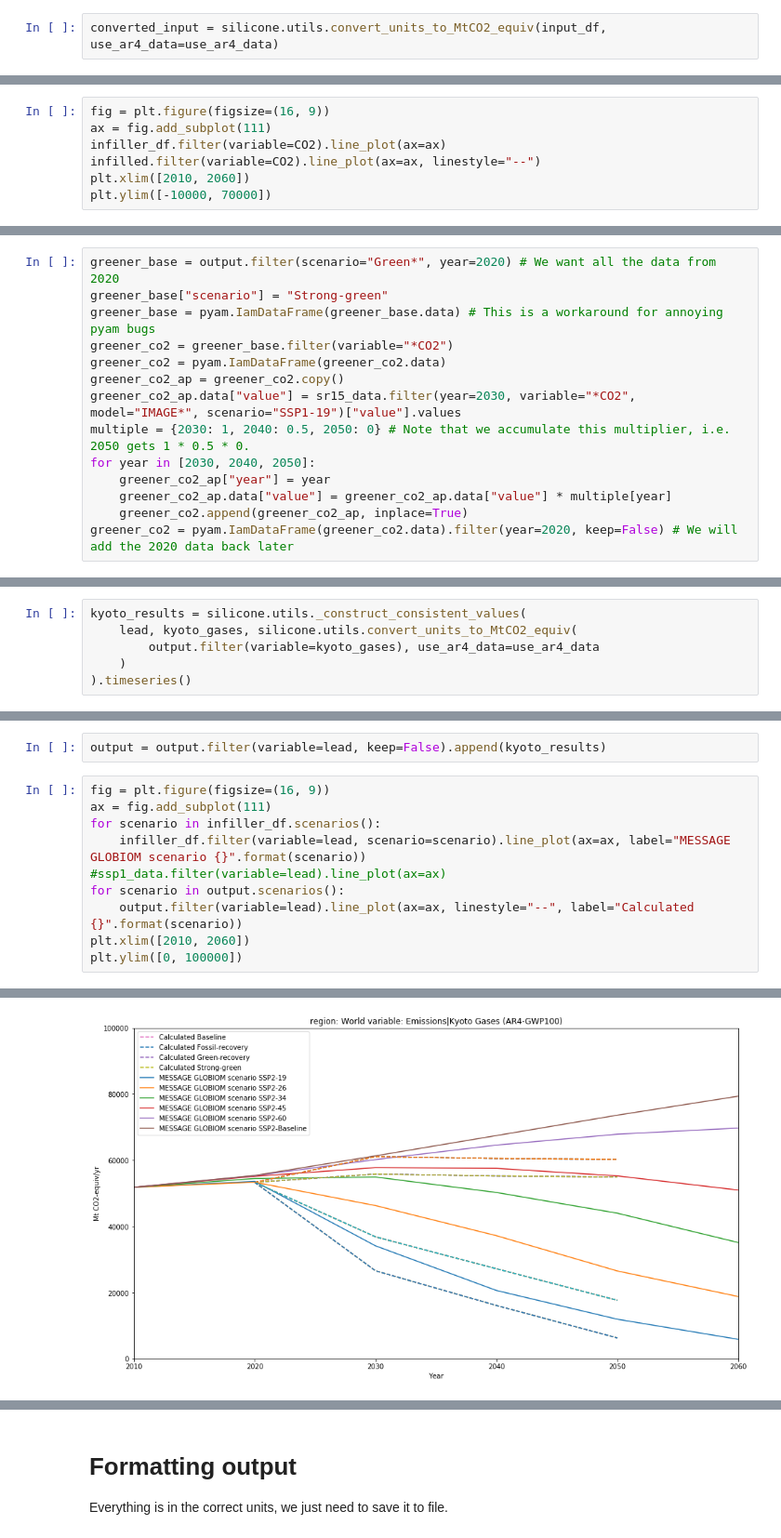
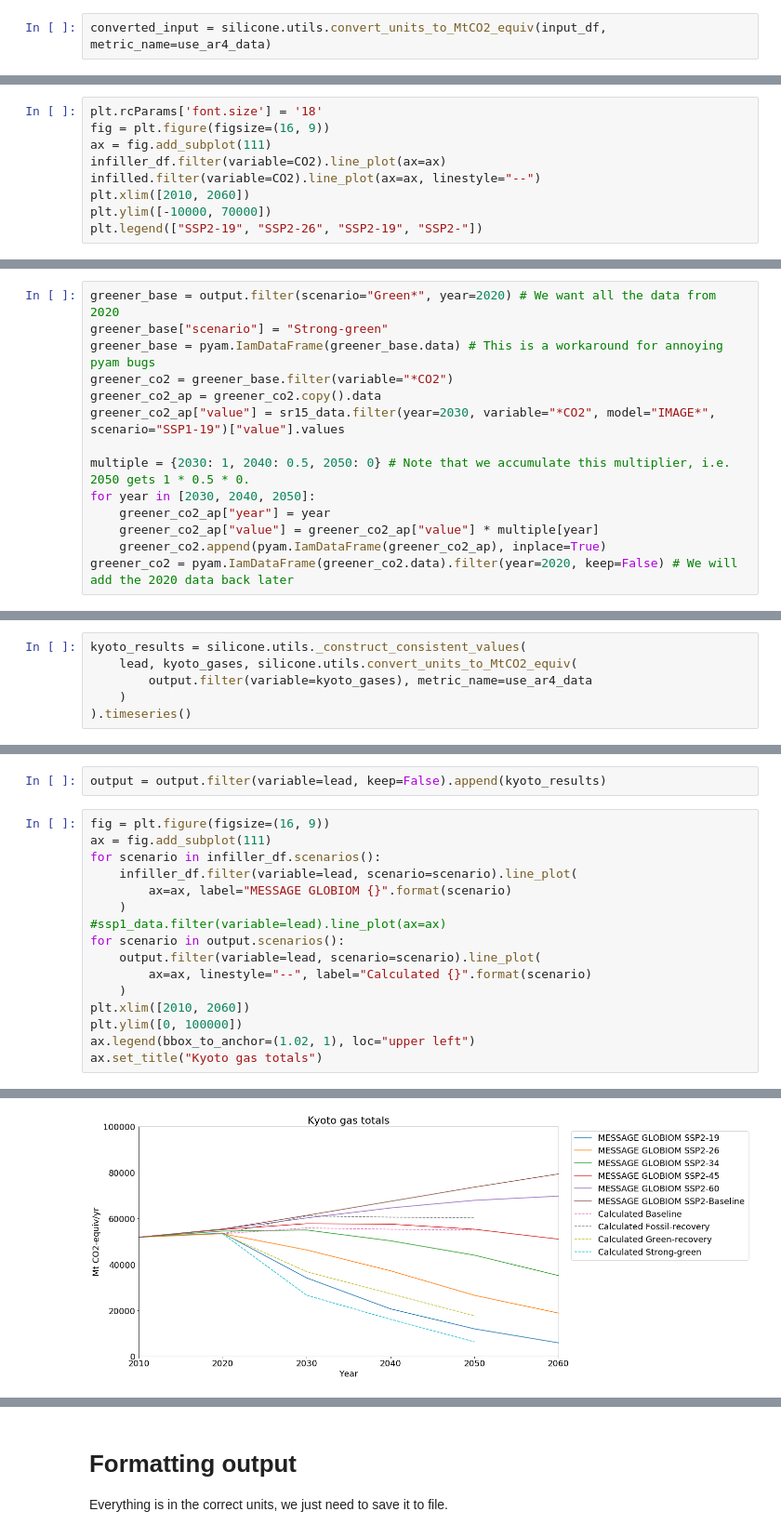
Before and after one commit to GranthamImperial/silicone_examples, a Jupyter notebook: notebooks/InfillingCovidResponse.ipynb, the cells around one changed output, grey strips where cells are left out. Shown at 93% size. Cells and saved outputs as stored; diff of their text form.

```diff
--- a/notebooks/InfillingCovidResponse.ipynb
+++ b/notebooks/InfillingCovidResponse.ipynb
@@ -122,6 +172,6 @@ input_df.data
 270 rows × 7 columns
 # %%
-converted_input = silicone.utils.convert_units_to_MtCO2_equiv(input_df, use_ar4_data=use_ar4_data)
+converted_input = silicone.utils.convert_units_to_MtCO2_equiv(input_df, metric_name=use_ar4_data)
 # %%
 converted_input.filter(year=2020, scenario="Baseline").data.head(10)
 # %% [output]
@@ -297,10 +349,12 @@ infilled.timeseries()
 |  |  |  | Emissions|Sulfur | Mt SO2/yr | 76.149970 | 78.807415 | 63.575272 | 53.011419 |
 |  |  |  | Emissions|VOC | Mt VOC/yr | 178.099043 | 175.052552 | 168.583391 | 159.568941 |
 # %%
+plt.rcParams['font.size'] = '18'
 fig = plt.figure(figsize=(16, 9))
 ax = fig.add_subplot(111)
 infiller_df.filter(variable=CO2).line_plot(ax=ax)
 infilled.filter(variable=CO2).line_plot(ax=ax, linestyle="--")
 plt.xlim([2010, 2060])
 plt.ylim([-10000, 70000])
+plt.legend(["SSP2-19", "SSP2-26", "SSP2-19", "SSP2-"])
 # %% [output]
@@ -342,12 +412,12 @@ greener_base = output.filter(scenario="Green*", year=2020) # We want all the dat
 greener_base["scenario"] = "Strong-green"
 greener_base = pyam.IamDataFrame(greener_base.data) # This is a workaround for annoying pyam bugs
 greener_co2 = greener_base.filter(variable="*CO2")
-greener_co2 = pyam.IamDataFrame(greener_co2.data)
-greener_co2_ap = greener_co2.copy()
-greener_co2_ap.data["value"] = sr15_data.filter(year=2030, variable="*CO2", model="IMAGE*", scenario="SSP1-19")["value"].values
+greener_co2_ap = greener_co2.copy().data
+greener_co2_ap["value"] = sr15_data.filter(year=2030, variable="*CO2", model="IMAGE*", scenario="SSP1-19")["value"].values
+
 multiple = {2030: 1, 2040: 0.5, 2050: 0} # Note that we accumulate this multiplier, i.e. 2050 gets 1 * 0.5 * 0.
 for year in [2030, 2040, 2050]:
     greener_co2_ap["year"] = year
-    greener_co2_ap.data["value"] = greener_co2_ap.data["value"] * multiple[year]
-    greener_co2.append(greener_co2_ap, inplace=True)
+    greener_co2_ap["value"] = greener_co2_ap["value"] * multiple[year]
+    greener_co2.append(pyam.IamDataFrame(greener_co2_ap), inplace=True)
 greener_co2 = pyam.IamDataFrame(greener_co2.data).filter(year=2020, keep=False) # We will add the 2020 data back later
@@ -421,6 +511,6 @@ Recalculate all Kyoto totals for full consistency.
 # %%
 kyoto_results = silicone.utils._construct_consistent_values(
     lead, kyoto_gases, silicone.utils.convert_units_to_MtCO2_equiv(
-        output.filter(variable=kyoto_gases), use_ar4_data=use_ar4_data
+        output.filter(variable=kyoto_gases), metric_name=use_ar4_data
     )
 ).timeseries()
@@ -430,10 +522,16 @@ output = output.filter(variable=lead, keep=False).append(kyoto_results)
 fig = plt.figure(figsize=(16, 9))
 ax = fig.add_subplot(111)
 for scenario in infiller_df.scenarios():
-    infiller_df.filter(variable=lead, scenario=scenario).line_plot(ax=ax, label="MESSAGE GLOBIOM scenario {}".format(scenario))
+    infiller_df.filter(variable=lead, scenario=scenario).line_plot(
+        ax=ax, label="MESSAGE GLOBIOM {}".format(scenario)
+    )
 #ssp1_data.filter(variable=lead).line_plot(ax=ax)
 for scenario in output.scenarios():
-    output.filter(variable=lead).line_plot(ax=ax, linestyle="--", label="Calculated {}".format(scenario))
+    output.filter(variable=lead, scenario=scenario).line_plot(
+        ax=ax, linestyle="--", label="Calculated {}".format(scenario)
+    )
 plt.xlim([2010, 2060])
 plt.ylim([0, 100000])
+ax.legend(bbox_to_anchor=(1.02, 1), loc="upper left")
+ax.set_title("Kyoto gas totals")
 # %% [output]
@@ -441 +541 @@ plt.ylim([0, 100000])
-[figure, old version]
+[figure, new version]
```
Also changed, not shown: parts of 24 cells of this notebook.
